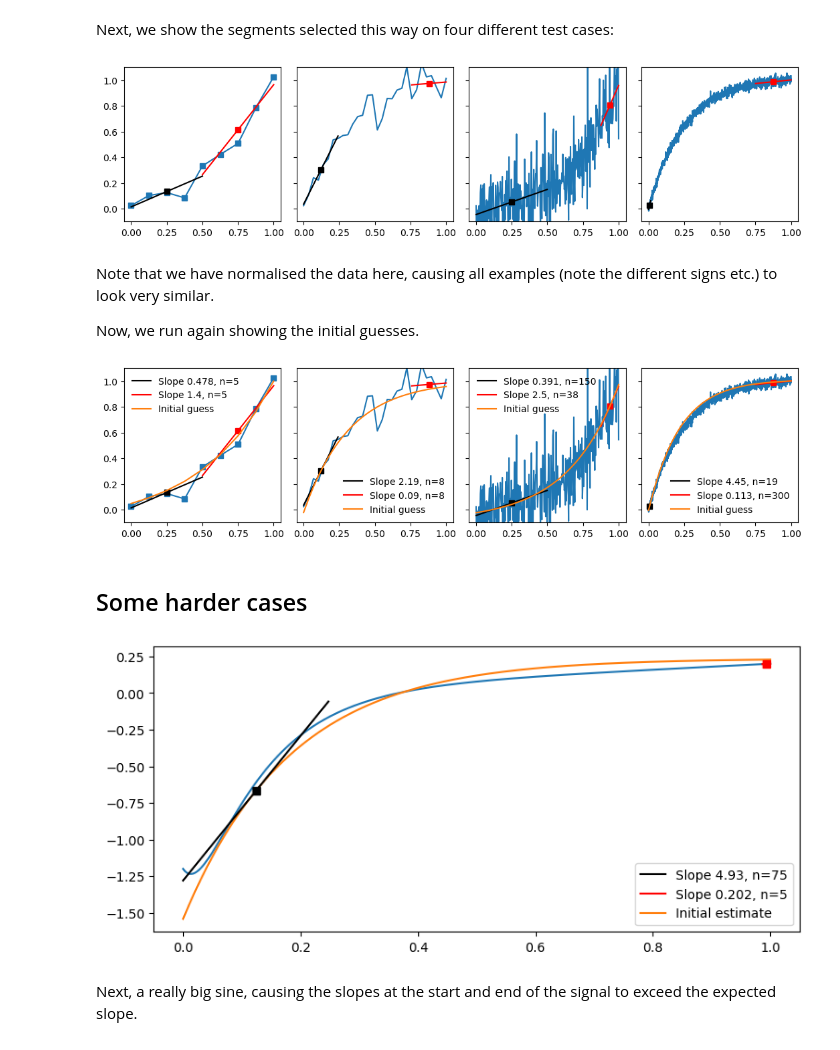
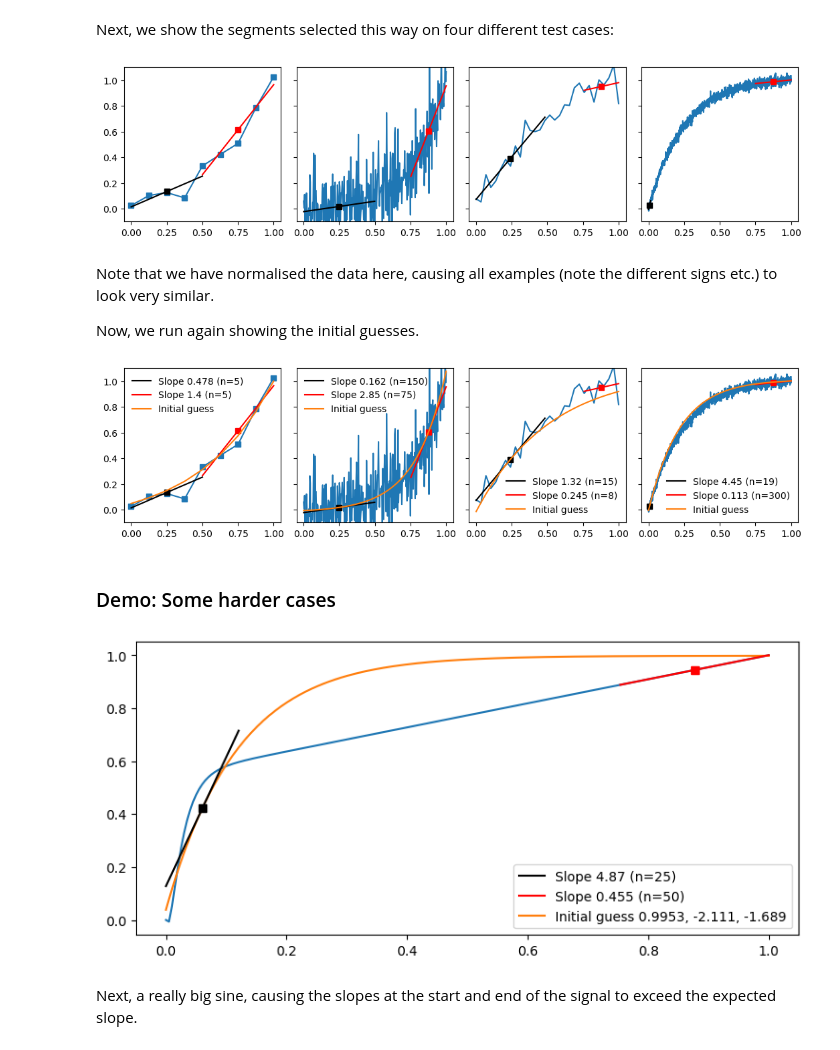
Before and after one commit to myokit/expfit, a Jupyter notebook: docs/expfit-1-initial-guess-single.ipynb, the cells around one changed output. Cells and saved outputs as stored; diff of their text form; code cells hidden in the pictures.

```diff
--- a/docs/expfit-1-initial-guess-single.ipynb
+++ b/docs/expfit-1-initial-guess-single.ipynb
@@ -94,15 +94,14 @@ def fn(x, a, b, c, s):
     y = f(x, a, b, c)
     return y + (y[-1] - y[0]) * rng.normal(0, s, len(x))
 # %%
-n = 100
+a, b, c = 1, -5, -1
 s = 0.1
-a, b, c = 1, -5, -1
-x = np.linspace(0, 3, n)
+x = np.linspace(0, 3, 100)
 y = fn(x, a, b, c, s)
 
 fig = plt.figure(figsize=(7, 4))
 ax = fig.add_subplot()
-ax.plot(x, y, 's-' if n < 10 else '-')
+ax.plot(x, y)
 plt.show()
 # %% [output]
 [figure]
@@ -120,37 +121,37 @@ Next, we show the segments selected this way on four different test cases:
 # %%
 rng = np.random.default_rng(1)
 
 tests = [
     (3, 2, 2, 0.07, 9),
-    (-1, -2, -3, 0.08, 30),
-    (-3, 5, 3, 0.2, 300),
+    (-3, 5, 4, 0.2, 300),
+    (-1, -2, -2, 0.08, 30),
     (4, -2, -4, 0.02, 1200),
 ]
 
 def fnorm(x, a, b, c, s):
-    # Version of fn that normalises y to [0, 1] (approximately)
+    # Version of fn that normalises y to [0, 1], approximately
     y = f(x, a, b, c)
     return (y - y[0]) / (y[-1] - y[0]) + rng.normal(0, s, len(x))
 
 fig = plt.figure(figsize=(13, 3))
 fig.subplots_adjust(wspace=0.1)
 grd = fig.add_gridspec(1, 4)
 
 for i, (a, b, c, s, n) in enumerate(tests):
     x = np.linspace(0, 1, n)
     y = fnorm(x, a, b, c, s)
 
     ax = fig.add_subplot(grd[i])
     ax.set_ylim(-0.1, 1.1)
     if i > 0:
         ax.set_yticklabels([])
 
     ax.plot(x, y, 's-' if n < 10 else '-')
-    a0, b0, c0 = expfit.estimate_initial_single(x, y, axes=ax, transform=False)
+    a0, b0, c0 = expfit.estimate_initial_single(x, y, axes=ax)
 
 plt.show()
 # %% [output]
-[figure, old version]
+[figure, new version]
 # %% [markdown]
 Note that we have normalised the data here, causing all examples (note the different signs etc.) to look very similar.
 
@@ -167,7 +168,7 @@ for i, (a, b, c, s, n) in enumerate(tests):
 
     ax = fig.add_subplot(grd[i])
     ax.plot(x, y, 's-' if n < 10 else '-')
-    a0, b0, c0 = expfit.estimate_initial_single(x, y, axes=ax, transform=False)
+    a0, b0, c0 = expfit.estimate_initial_single(x, y, axes=ax)
     ax.plot(x, f(x, a0, b0, c0), label='Initial guess', zorder=10)
     ax.legend(frameon=False)
     ax.set_ylim(-0.1, 1.1)
@@ -176,32 +177,32 @@ for i, (a, b, c, s, n) in enumerate(tests):
 
 plt.show()
 # %% [output]
-[figure, old version]
+[figure, new version]
 # %% [markdown]
-## Some harder cases
+### Demo: Some harder cases
 # %%
-rng = np.random.default_rng(1)
 a0, b0, c0 = 1, -2, -9
-n = 300
-x = np.linspace(0, 1, n)
+x = np.linspace(0, 5, 200)
 y = a0 * np.zeros(x.shape)
 y += b0 * np.exp(c0 * x)
 y += 0.8 * np.exp(-30 * x)
 y +=- -0.2 * x
 
 def demo(x, y):
-    #y = (y - y[0]) / (y[-1] - y[0])
+    tr = expfit.UnitSquareTransform(x, y)
+    x, y = tr.x, tr.y
     fig = plt.figure(figsize=(9, 4))
     ax = fig.add_subplot()
     ax.plot(x, y)
-    a, b, c = expfit.estimate_initial_single(x, y, axes=ax, transform=False)
-    ax.plot(x, a + b * np.exp(c * x), label='Initial estimate')
+    a, b, c = expfit.estimate_initial_single(x, y, axes=ax)
+    p, q, r = tr.detransform(a, b, c)
+    ax.plot(x, a + b * np.exp(c * x), label=f'Initial guess {p:.4}, {q:.4}, {r:.4}')
     ax.legend()
 
 demo(x, y)
 plt.show()
 # %% [output]
-[figure, old version]
+[figure, new version]
 # %% [markdown]
 Next, a really big sine, causing the slopes at the start and end of the signal to exceed the expected slope.
 # %%
```
Also changed, not shown: parts of 22 cells of this notebook, 6 other files.
